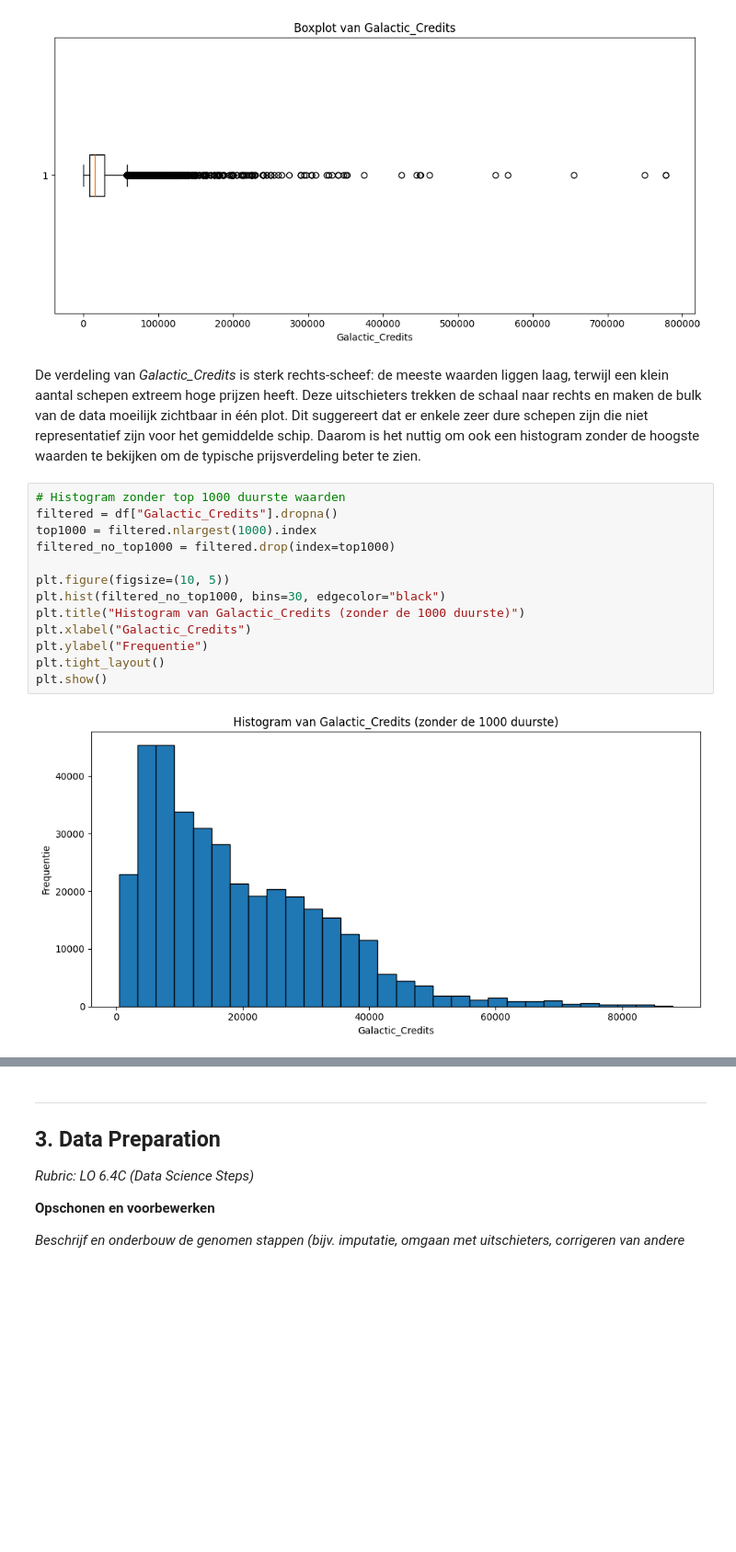
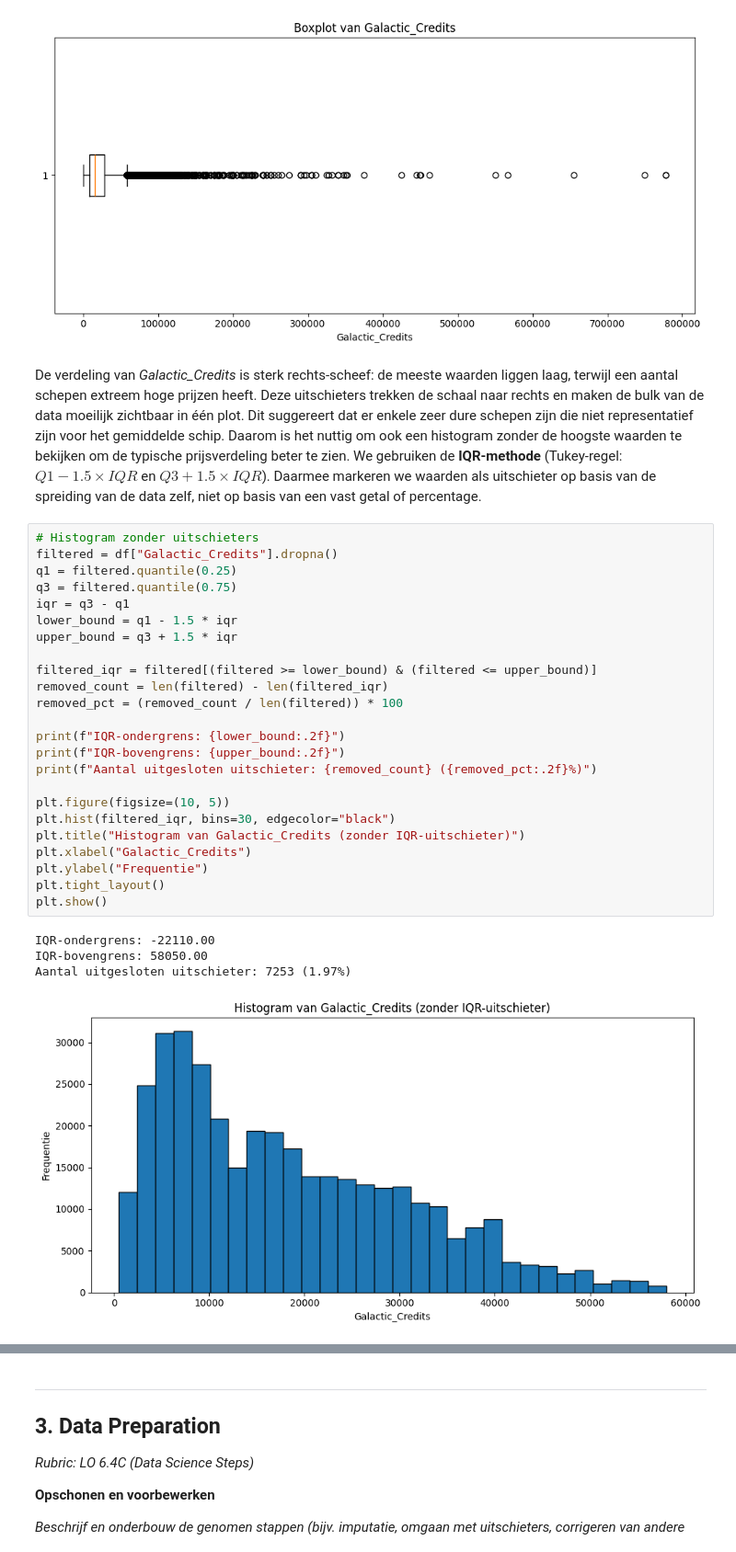
Before and after one commit to AchrafEAE/DDD, a Jupyter notebook: Iteratie1.ipynb, the cells around one changed output, grey strips where cells are left out. Shown at 92% size. Cells and saved outputs as stored; diff of their text form; blank space fills up the shorter version.

```diff
--- a/Iteratie1.ipynb
+++ b/Iteratie1.ipynb
@@ -182,19 +233,33 @@ plt.show()
 [figure]
 [figure]
 # %% [markdown]
-De verdeling van *Galactic_Credits* is sterk rechts‑scheef: de meeste waarden liggen laag, terwijl een klein aantal schepen extreem hoge prijzen heeft. Deze uitschieters trekken de schaal naar rechts en maken de bulk van de data moeilijk zichtbaar in één plot. Dit suggereert dat er enkele zeer dure schepen zijn die niet representatief zijn voor het gemiddelde schip. Daarom is het nuttig om ook een histogram zonder de hoogste waarden te bekijken om de typische prijsverdeling beter te zien.
+De verdeling van *Galactic_Credits* is sterk rechts‑scheef: de meeste waarden liggen laag, terwijl een aantal schepen extreem hoge prijzen heeft. Deze uitschieters trekken de schaal naar rechts en maken de bulk van de data moeilijk zichtbaar in één plot. Dit suggereert dat er enkele zeer dure schepen zijn die niet representatief zijn voor het gemiddelde schip. Daarom is het nuttig om ook een histogram zonder de hoogste waarden te bekijken om de typische prijsverdeling beter te zien. We gebruiken de **IQR-methode** (Tukey-regel: $Q1 - 1.5 \times IQR$ en $Q3 + 1.5 \times IQR$). Daarmee markeren we waarden als uitschieter op basis van de spreiding van de data zelf, niet op basis van een vast getal of percentage.
 # %%
-# Histogram zonder top 1000 duurste waarden
+# Histogram zonder uitschieters
 filtered = df["Galactic_Credits"].dropna()
-top1000 = filtered.nlargest(1000).index
-filtered_no_top1000 = filtered.drop(index=top1000)
+q1 = filtered.quantile(0.25)
+q3 = filtered.quantile(0.75)
+iqr = q3 - q1
+lower_bound = q1 - 1.5 * iqr
+upper_bound = q3 + 1.5 * iqr
+
+filtered_iqr = filtered[(filtered >= lower_bound) & (filtered <= upper_bound)]
+removed_count = len(filtered) - len(filtered_iqr)
+removed_pct = (removed_count / len(filtered)) * 100
+
+print(f"IQR-ondergrens: {lower_bound:.2f}")
+print(f"IQR-bovengrens: {upper_bound:.2f}")
+print(f"Aantal uitgesloten uitschieter: {removed_count} ({removed_pct:.2f}%)")
 
 plt.figure(figsize=(10, 5))
-plt.hist(filtered_no_top1000, bins=30, edgecolor="black")
-plt.title("Histogram van Galactic_Credits (zonder de 1000 duurste)")
+plt.hist(filtered_iqr, bins=30, edgecolor="black")
+plt.title("Histogram van Galactic_Credits (zonder IQR-uitschieter)")
 plt.xlabel("Galactic_Credits")
 plt.ylabel("Frequentie")
 plt.tight_layout()
 plt.show()
 # %% [output]
+IQR-ondergrens: -22110.00
+IQR-bovengrens: 58050.00
+Aantal uitgesloten uitschieter: 7253 (1.97%)
-[figure, old version]
+[figure, new version]
```
Also changed, not shown: parts of 15 cells of this notebook.
